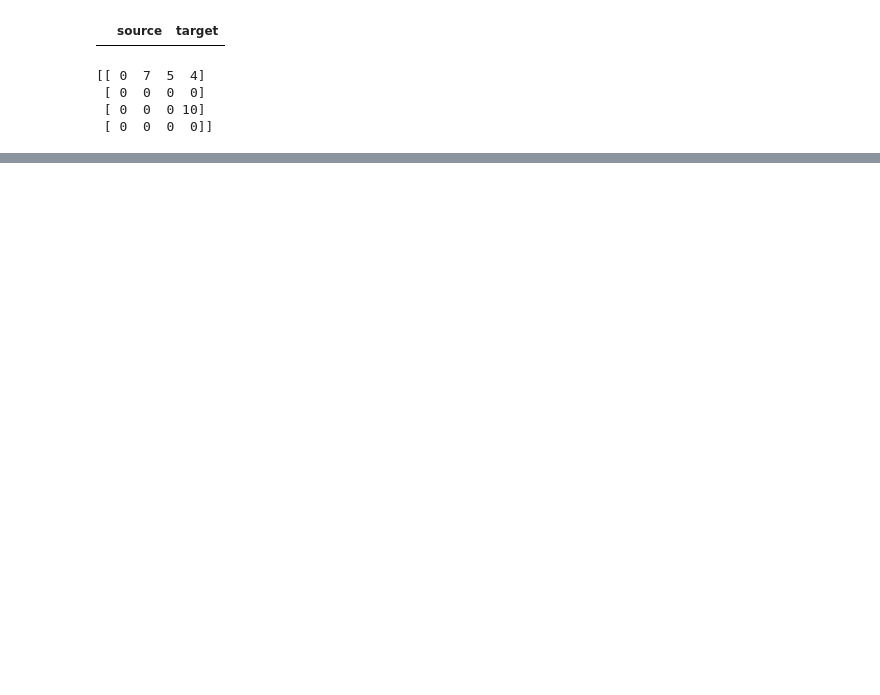
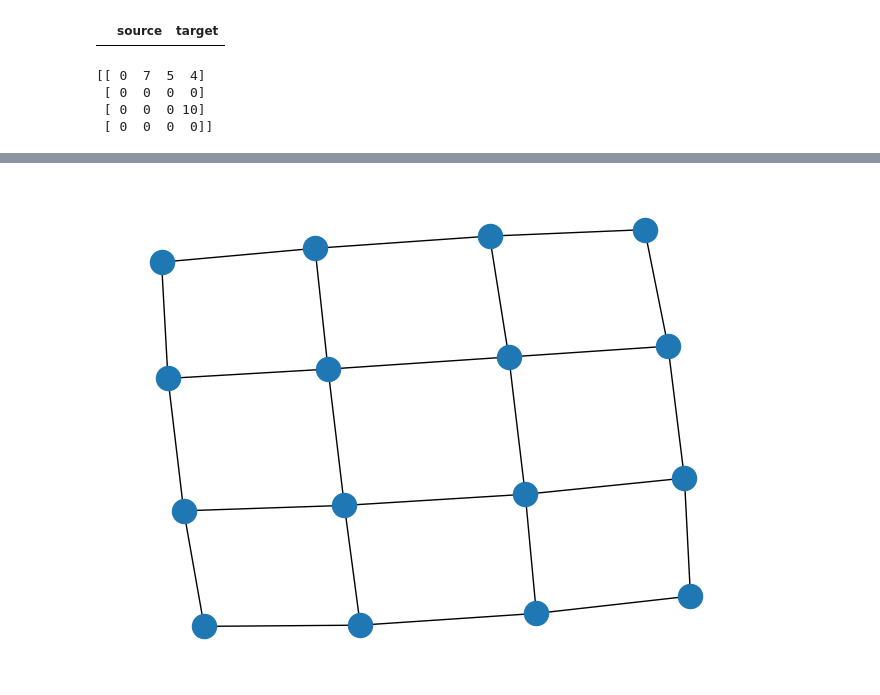
Before and after one commit to Rumit95/GNN-Understanding, a Jupyter notebook: network-x.ipynb, the cells around one changed output, grey strips where cells are left out. Cells and saved outputs as stored; diff of their text form; code cells hidden in the pictures; blank space fills up the shorter version.

```diff
--- a/network-x.ipynb
+++ b/network-x.ipynb
@@ -380,0 +464,5 @@ print(df)
+# %%
+G = nx.grid_graph([4,4])
+nx.draw(G)
+# %% [output]
+[figure, added]
```
Also changed, not shown: parts of 28 cells of this notebook.
